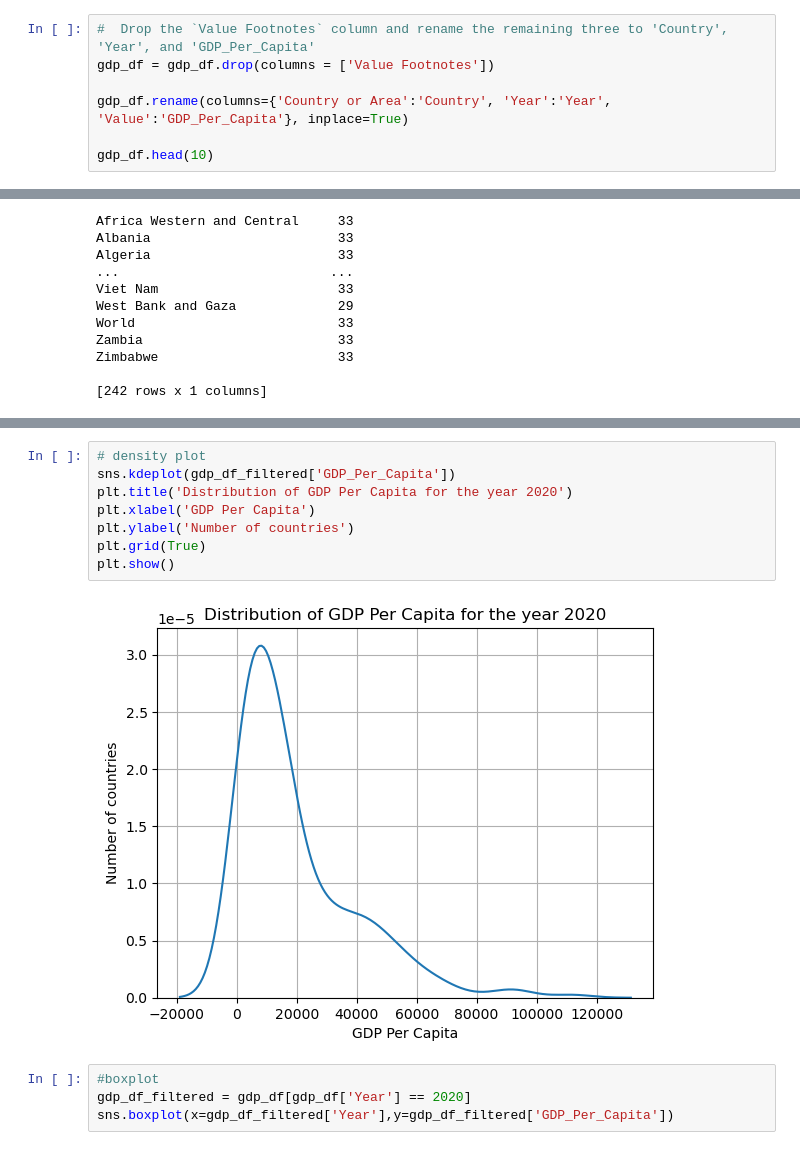
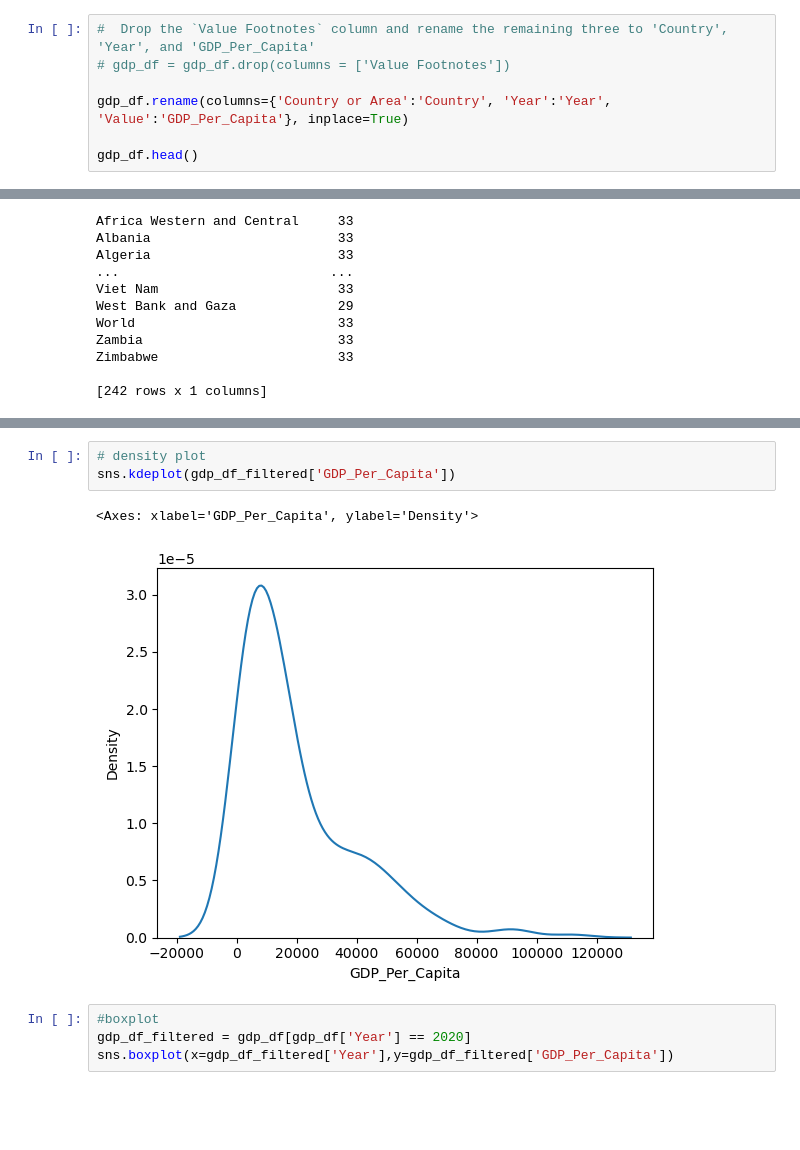
Before and after one commit to NSS-Data-Analytics-Cohort-10/gdp-and-internet-usage-Eliab16, a Jupyter notebook: notebooks/python1.ipynb, the cells around one changed output, grey strips where cells are left out. Drawn from its saved outputs; the diff is of its cells as text; blank space fills up the shorter version.

```diff
--- a/notebooks/python1.ipynb
+++ b/notebooks/python1.ipynb
@@ -50,10 +50,10 @@ gdp_df.tail()
 # %%
 #  Drop the `Value Footnotes` column and rename the remaining three to 'Country', 'Year', and 'GDP_Per_Capita'
-gdp_df = gdp_df.drop(columns = ['Value Footnotes'])
+# gdp_df = gdp_df.drop(columns = ['Value Footnotes'])
 
 gdp_df.rename(columns={'Country or Area':'Country', 'Year':'Year', 'Value':'GDP_Per_Capita'}, inplace=True)
 
-gdp_df.head(10)
+gdp_df.head()
 # %% [output]
 |  | Country | Year | GDP_Per_Capita |
 | 0 | Afghanistan | 2021 | 1517.016266 |
@@ -110,13 +128,9 @@ TypeError: 'str' object is not callable
 # %%
 # density plot
 sns.kdeplot(gdp_df_filtered['GDP_Per_Capita'])
-plt.title('Distribution of GDP Per Capita for the year 2020')
-plt.xlabel('GDP Per Capita')
-plt.ylabel('Number of countries')
-plt.grid(True)
-plt.show()
 # %% [output]
+<Axes: xlabel='GDP_Per_Capita', ylabel='Density'>
-[figure, old version]
+[figure, new version]
 # %%
 #boxplot
 gdp_df_filtered = gdp_df[gdp_df['Year'] == 2020]
```
Also changed, not shown: parts of 38 cells of this notebook.
